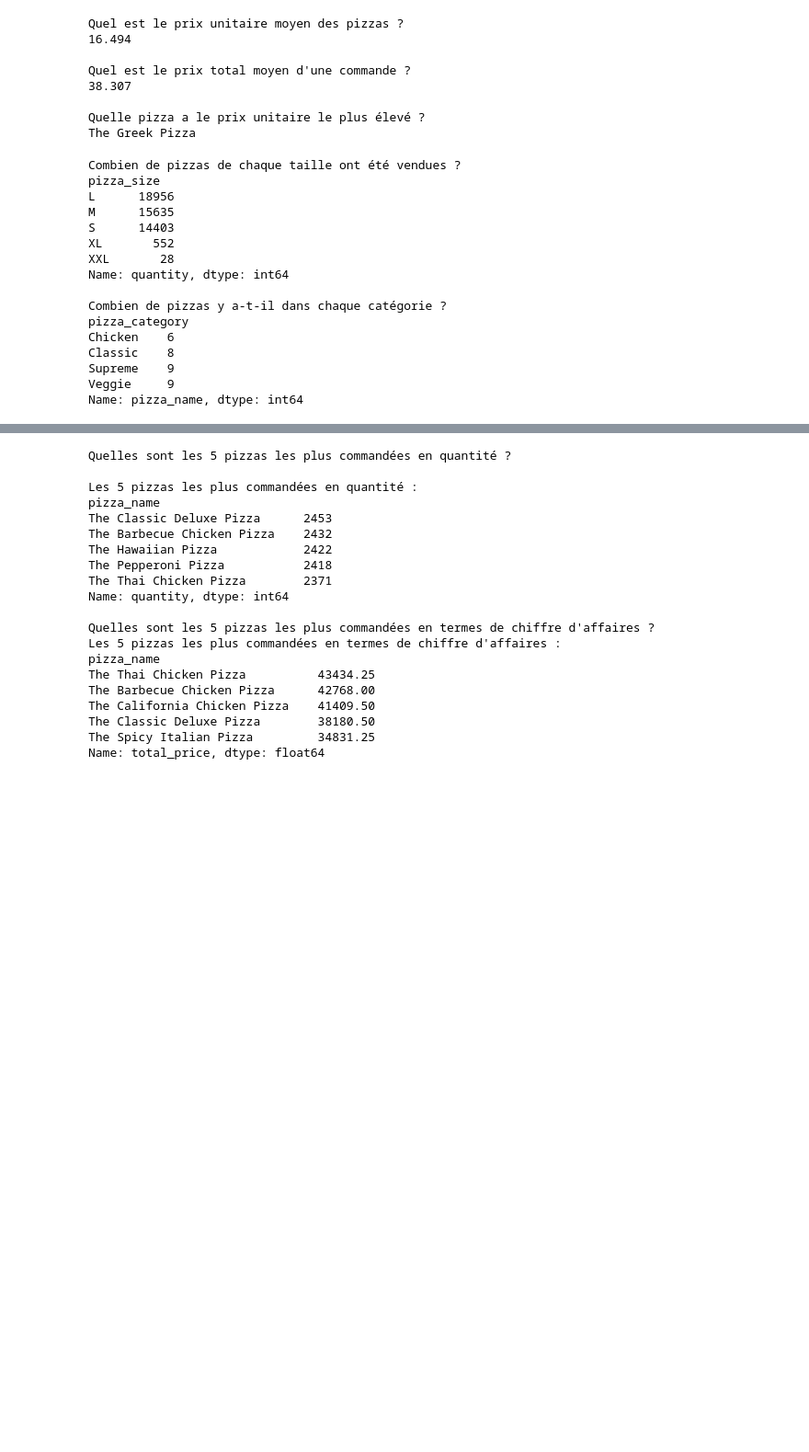
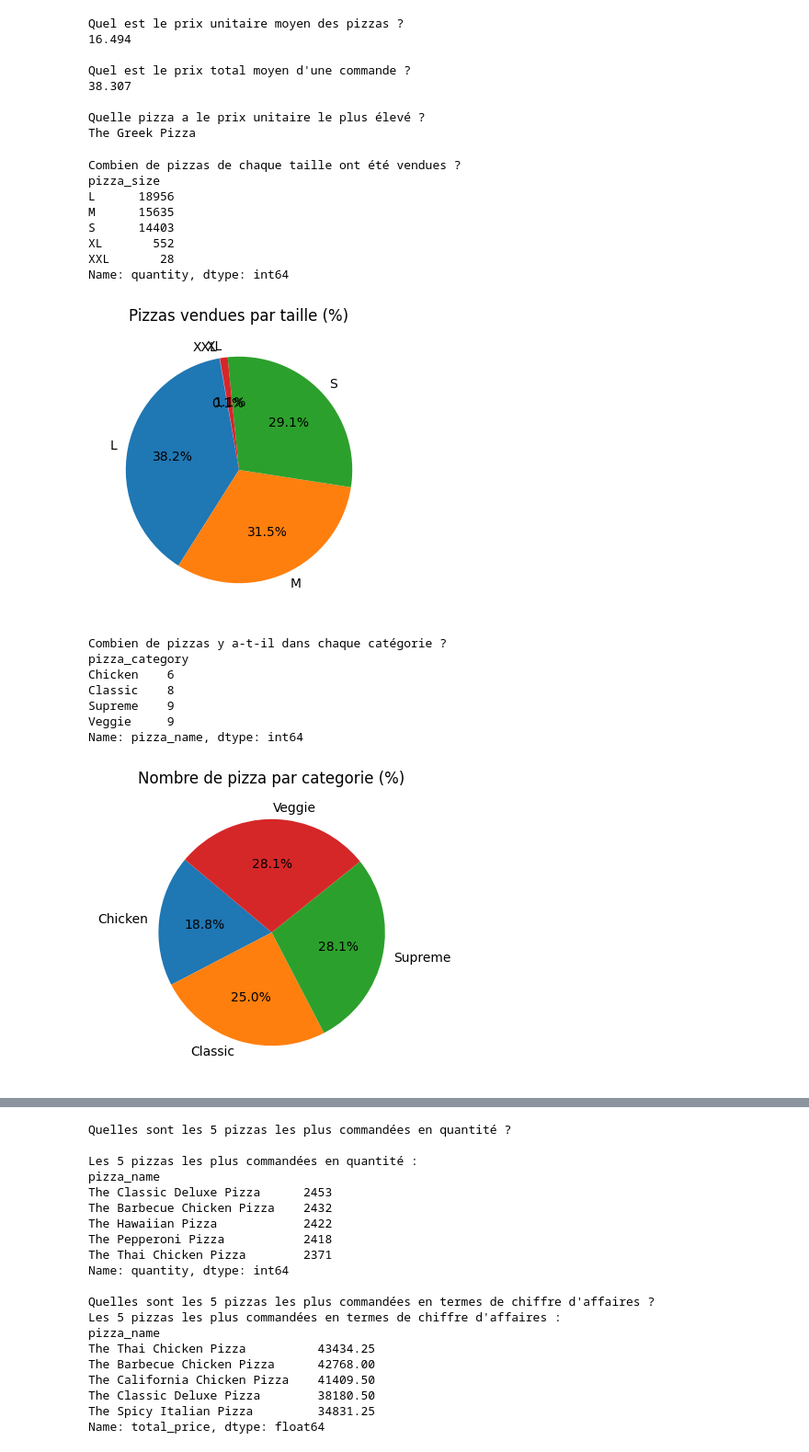
Before and after one commit to Aimen-prog/pizzaiojo, a Jupyter notebook: pizzaiolo.ipynb, the cells around one changed output, grey strips where cells are left out. Shown at 92% size. Drawn from its saved outputs; the diff is of its cells as text; code cells hidden in the pictures; blank space fills up the shorter version.

```diff
--- a/pizzaiolo.ipynb
+++ b/pizzaiolo.ipynb
@@ -143,30 +143,45 @@ The Greek Pizza
 # %%
 #Répartition par taille et catégorie :
 #a)
 print("Combien de pizzas de chaque taille ont été vendues ?")
-print(df.groupby('pizza_size')['quantity'].sum())
+pizzas_per_size = df.groupby('pizza_size')['quantity'].sum()
+print(pizzas_per_size)
+# pie chart
+print()
+plt.figure(figsize=(4, 4))
+plt.pie(pizzas_per_size, labels=pizzas_per_size.index, autopct='%1.1f%%', startangle=100)
+plt.title('Pizzas vendues par taille (%)')
+plt.show()
 
 #b)
 print()
 print("Combien de pizzas y a-t-il dans chaque catégorie ?")
-print(df.groupby('pizza_category')['pizza_name'].nunique())
+pizza_count_by_category = df.groupby('pizza_category')['pizza_name'].nunique()
+print(pizza_count_by_category)
+# pie chart
+print()
+plt.figure(figsize=(4, 4))
+plt.pie(pizza_count_by_category, labels=pizza_count_by_category.index, autopct='%1.1f%%', startangle=140)
+plt.title('Nombre de pizza par categorie (%)')
+plt.show()
 # %% [output]
 Combien de pizzas de chaque taille ont été vendues ?
 pizza_size
 L      18956
 M      15635
 S      14403
 XL       552
 XXL       28
 Name: quantity, dtype: int64
-
-Combien de pizzas y a-t-il dans chaque catégorie ?
-pizza_category
-Chicken    6
-Classic    8
-Supreme    9
-Veggie     9
-Name: pizza_name, dtype: int64
+[figure, added]
+Combien de pizzas y a-t-il dans chaque catégorie ?
+pizza_category
+Chicken    6
+Classic    8
+Supreme    9
+Veggie     9
+Name: pizza_name, dtype: int64
+[figure, added]
 # %%
 #Analyse des ingrédients :
 
```
Also changed, not shown: parts of 7 cells of this notebook, 1 other file.
